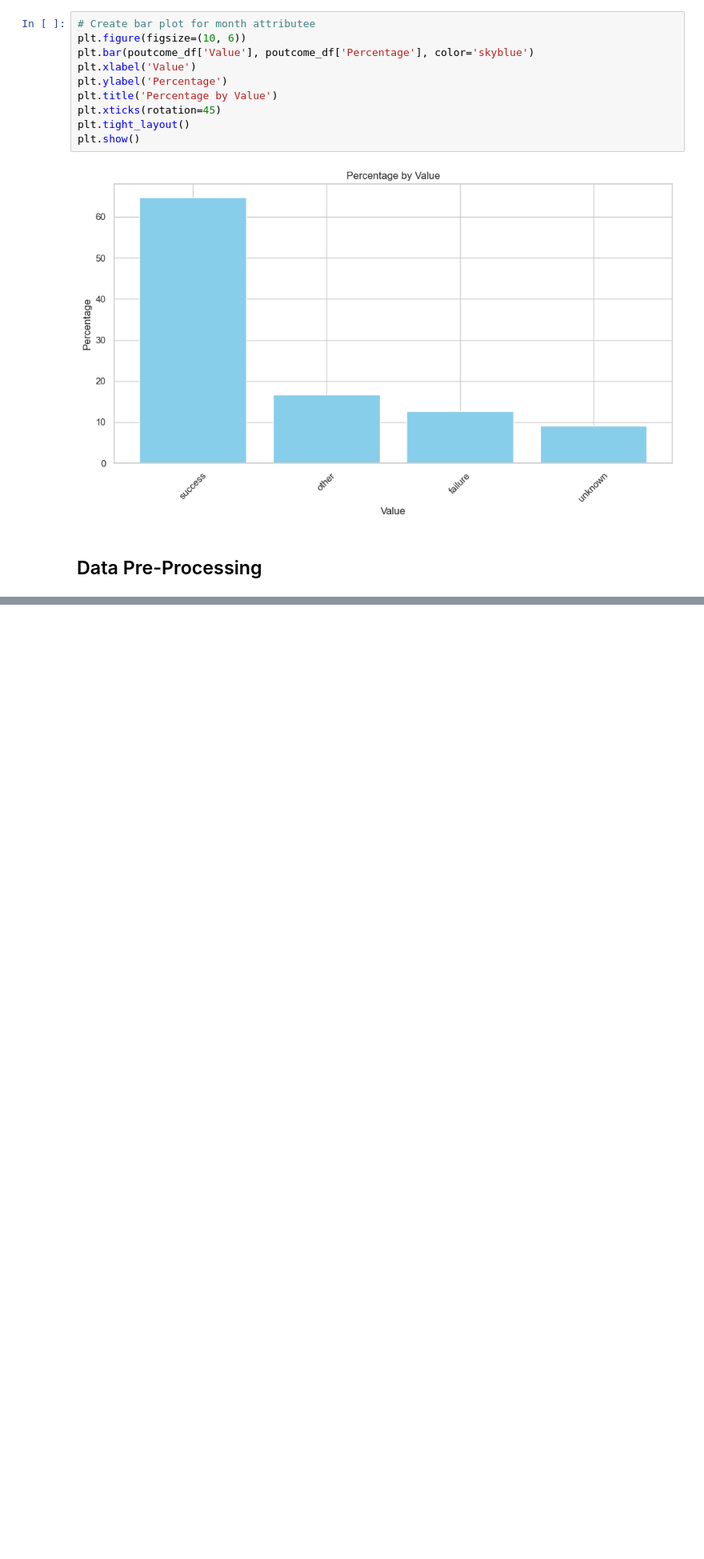
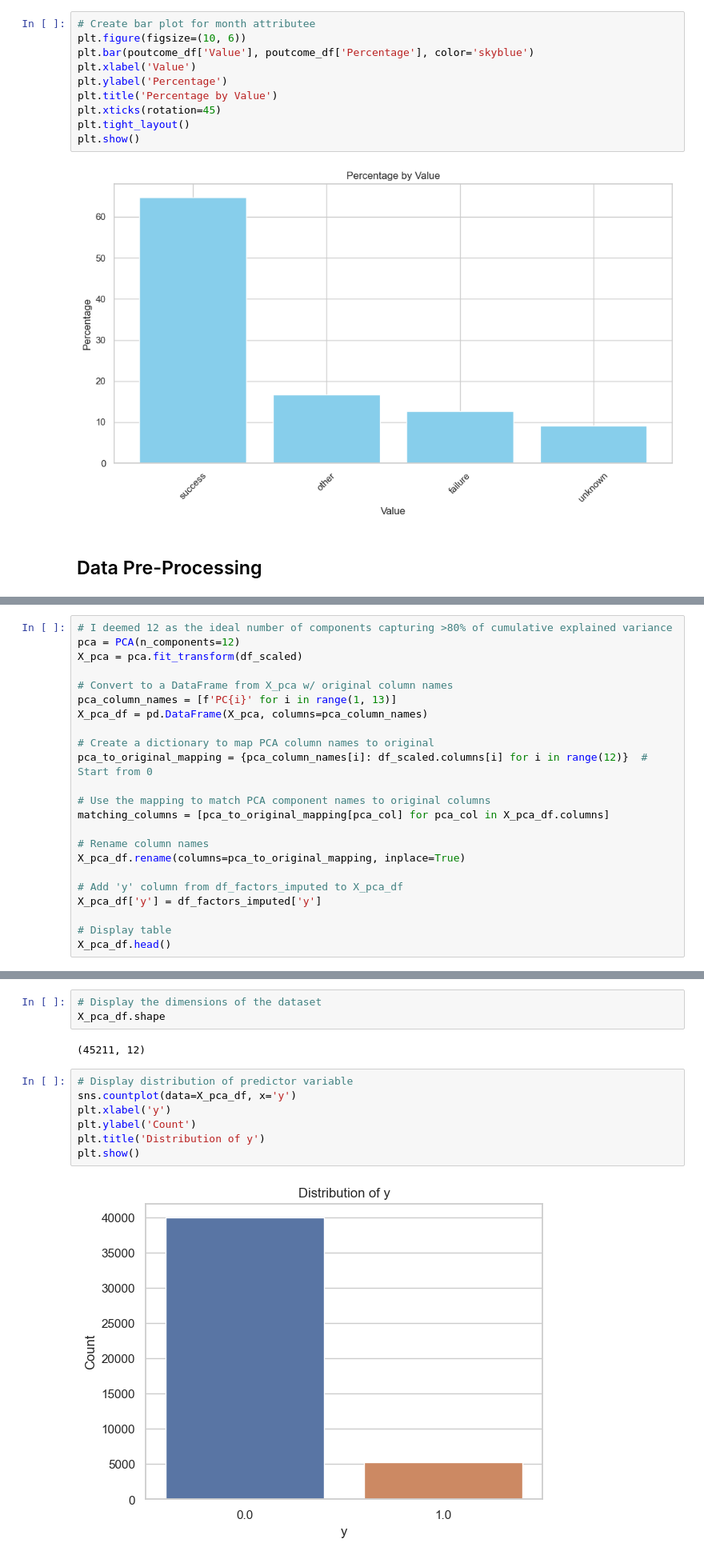
Before and after one commit to CalebMcCurdy/Bank-Term-Deposit-Predictions, a Jupyter notebook: Group_Project.ipynb, the cells around one changed output, grey strips where cells are left out. Shown at 80% size. Drawn from its saved outputs; the diff is of its cells as text; blank space fills up the shorter version.

```diff
--- a/Group_Project.ipynb
+++ b/Group_Project.ipynb
@@ -600,0 +739,23 @@ df_factors.head()
+# %%
+# I deemed 12 as the ideal number of components capturing >80% of cumulative explained variance
+pca = PCA(n_components=12)
+X_pca = pca.fit_transform(df_scaled)
+
+# Convert to a DataFrame from X_pca w/ original column names
+pca_column_names = [f'PC{i}' for i in range(1, 13)]
+X_pca_df = pd.DataFrame(X_pca, columns=pca_column_names)
+
+# Create a dictionary to map PCA column names to original
+pca_to_original_mapping = {pca_column_names[i]: df_scaled.columns[i] for i in range(12)}  # Start from 0
+
+# Use the mapping to match PCA component names to original columns
+matching_columns = [pca_to_original_mapping[pca_col] for pca_col in X_pca_df.columns]
+
+# Rename column names
+X_pca_df.rename(columns=pca_to_original_mapping, inplace=True)
+
+# Add 'y' column from df_factors_imputed to X_pca_df
+X_pca_df['y'] = df_factors_imputed['y']
+
+# Display table
+X_pca_df.head()
@@ -600,0 +769,14 @@ df_factors.head()
+# %%
+# Display the dimensions of the dataset
+X_pca_df.shape
+# %% [output]
+(45211, 12)
+# %%
+# Display distribution of predictor variable
+sns.countplot(data=X_pca_df, x='y')
+plt.xlabel('y')
+plt.ylabel('Count')
+plt.title('Distribution of y')
+plt.show()
+# %% [output]
+[figure, added]
```
Also changed, not shown: parts of 22 cells of this notebook.
